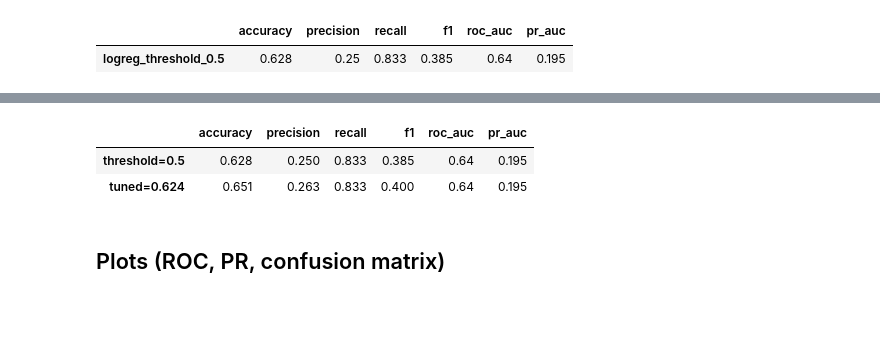
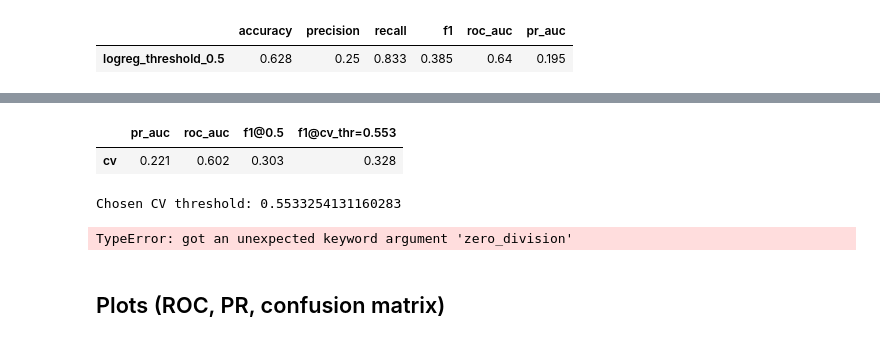
Before and after one commit to michael-vella/ics5110-assignment, a Jupyter notebook: notebooks/final/3d_logistic_regression__PAUL_SAID.ipynb, the cells around one changed output, grey strips where cells are left out. Drawn from its saved outputs; the diff is of its cells as text; code cells hidden in the pictures; blank space fills up the shorter version.

Commit message:
use stratified kfold

```diff
--- a/notebooks/final/3d_logistic_regression__PAUL_SAID.ipynb
+++ b/notebooks/final/3d_logistic_regression__PAUL_SAID.ipynb
@@ -195,11 +199,42 @@ pd.DataFrame(metrics, index=["logreg_threshold_0.5"]).round(3)
+# %%
+from sklearn.model_selection import StratifiedKFold, cross_val_predict
+
+cv = StratifiedKFold(n_splits=5, shuffle=True, random_state=RANDOM_STATE)
+
+# Out-of-fold probabilities for threshold selection and CV metrics
+oof_proba = cross_val_predict(
+    clf,
+    X_train,
+    y_train,
+    cv=cv,
+    method="predict_proba",
+    n_jobs=-1,
+)[:, 1]
+
+prec, rec, thr = precision_recall_curve(y_train, oof_proba)
+prec, rec = prec[:-1], rec[:-1]  # align lengths with thresholds
+f1_scores = 2 * prec * rec / (prec + rec + 1e-12)
+best_idx = int(np.nanargmax(f1_scores)) if len(f1_scores) else 0
+cv_threshold = float(thr[best_idx]) if len(thr) else 0.5
+
+cv_metrics = {
+    "pr_auc": average_precision_score(y_train, oof_proba),
+    "roc_auc": roc_auc_score(y_train, oof_proba),
+    "f1@0.5": f1_score(y_train, (oof_proba >= 0.5).astype(int)),
+    f"f1@cv_thr={cv_threshold:.3f}": f1_score(y_train, (oof_proba >= cv_threshold).astype(int)),
+}
+
+display(pd.DataFrame(cv_metrics, index=["cv"]).round(3))
+print("Chosen CV threshold:", cv_threshold)
+# %% [output]
+|  | pr_auc | roc_auc | f1@0.5 | f1@cv_thr=0.553 |
+| cv | 0.221 | 0.602 | 0.303 | 0.328 |
+Chosen CV threshold: 0.5533254131160283
 # %%
-# Tuned threshold (pick the threshold that maximizes F1 on the test PR curve)
-prec, rec, thr = precision_recall_curve(y_test, test_proba)
-prec, rec = prec[:-1], rec[:-1]  # align lengths with thresholds
-f1_scores = 2 * prec * rec / (prec + rec + 1e-12)
-best_idx = int(np.nanargmax(f1_scores)) if len(f1_scores) else 0
-tuned_threshold = float(thr[best_idx]) if len(thr) else 0.5
+# Tuned threshold (use CV-selected threshold; fall back to 0.5 if unavailable)
+tuned_threshold = float(cv_threshold) if "cv_threshold" in locals() else 0.5
 
+# Apply tuned threshold to test probabilities
 tuned_pred = (test_proba >= tuned_threshold).astype(int)
 tuned_metrics = {
     "accuracy": accuracy_score(y_test, tuned_pred),
@@ -212,9 +247,7 @@ tuned_metrics = {
 
 pd.DataFrame([metrics, tuned_metrics], index=["threshold=0.5", f"tuned={tuned_threshold:.3f}"]).round(3)
 # %% [output]
-|  | accuracy | precision | recall | f1 | roc_auc | pr_auc |
-| threshold=0.5 | 0.628 | 0.250 | 0.833 | 0.385 | 0.64 | 0.195 |
-| tuned=0.624 | 0.651 | 0.263 | 0.833 | 0.400 | 0.64 | 0.195 |
+TypeError: got an unexpected keyword argument 'zero_division'
 # %% [markdown]
 ## Plots (ROC, PR, confusion matrix)
 # %%
```
Also changed, not shown: parts of 1 cell of this notebook.
